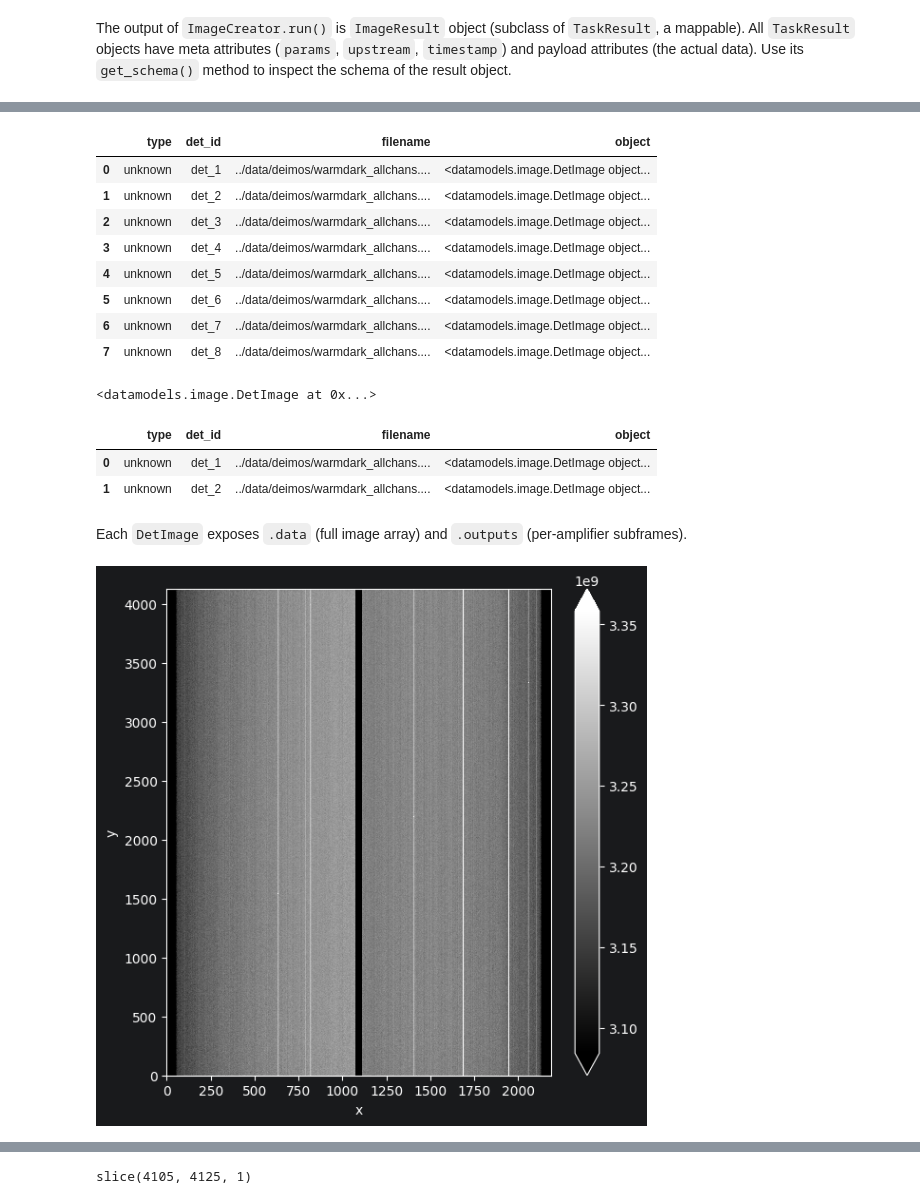
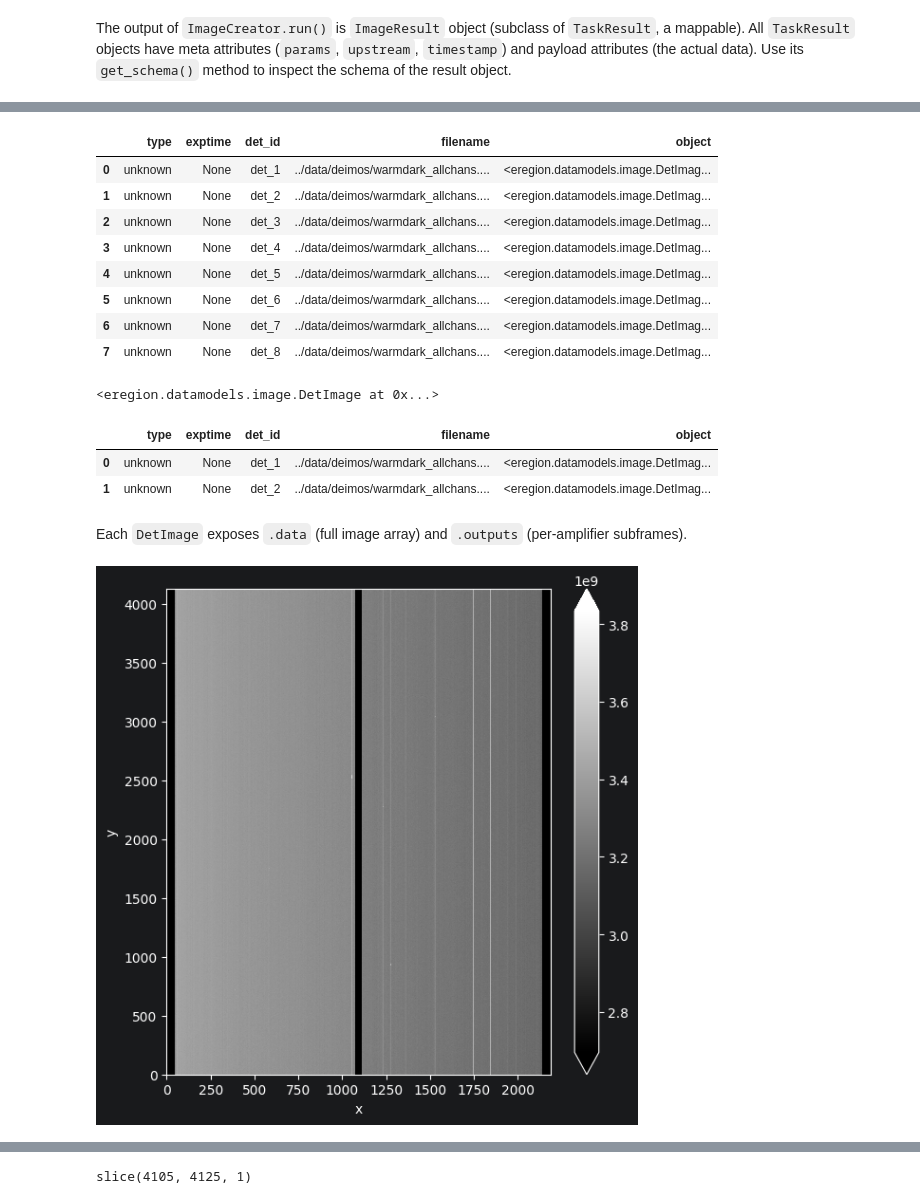
Before and after one commit to CaltechOpticalObservatories/eregion, a Jupyter notebook: playground/Example_image_loading.ipynb, the cells around one changed output, grey strips where cells are left out. Saved outputs shown, nothing was run; the diff lists cells and outputs as text; code cells hidden in the pictures.

```diff
--- a/playground/Example_image_loading.ipynb
+++ b/playground/Example_image_loading.ipynb
@@ -30,8 +30,10 @@ The `run` method of `ImageCreator` accepts the raw data input and produces a dic
   of `DetImage` objects.
 # %%
 from eregion.tasks.imagegen import ImageCreator
+from eregion.tasks.custom import load_image_fits_DEIMOS
 
 # Initialize the ImageCreator with the detector configuration.
-creator = ImageCreator(detector_config='../eregion/configs/detectors/deimos_sci_raw.yaml')
-res = creator.run(input_source='../data/deimos/warmdark_allchans.fits')
+creator = ImageCreator(detector_config='../src/eregion/configs/detectors/deimos_sci_raw.yaml')
+res = creator.run(input_source='../data/deimos/warmdark_allchans.fits',
+                  fileloader_func=load_image_fits_DEIMOS)
 # %% [output]
@@ -53,39 +58,40 @@ res.get_schema()
 # %%
-res.data # pretty prints the ImageBundle dataframe
+bundle = res.data
+bundle # returns dataframe's representation in notebook
 # %% [output]
-|  | type | det_id | filename | object |
-| 0 | unknown | det_1 | ../data/deimos/warmdark_allchans.... | <datamodels.image.DetImage object... |
-| 1 | unknown | det_2 | ../data/deimos/warmdark_allchans.... | <datamodels.image.DetImage object... |
-| 2 | unknown | det_3 | ../data/deimos/warmdark_allchans.... | <datamodels.image.DetImage object... |
-| 3 | unknown | det_4 | ../data/deimos/warmdark_allchans.... | <datamodels.image.DetImage object... |
-| 4 | unknown | det_5 | ../data/deimos/warmdark_allchans.... | <datamodels.image.DetImage object... |
-| 5 | unknown | det_6 | ../data/deimos/warmdark_allchans.... | <datamodels.image.DetImage object... |
-| 6 | unknown | det_7 | ../data/deimos/warmdark_allchans.... | <datamodels.image.DetImage object... |
-| 7 | unknown | det_8 | ../data/deimos/warmdark_allchans.... | <datamodels.image.DetImage object... |
+|  | type | exptime | det_id | filename | object |
+| 0 | unknown | None | det_1 | ../data/deimos/warmdark_allchans.... | <eregion.datamodels.image.DetImag... |
+| 1 | unknown | None | det_2 | ../data/deimos/warmdark_allchans.... | <eregion.datamodels.image.DetImag... |
+| 2 | unknown | None | det_3 | ../data/deimos/warmdark_allchans.... | <eregion.datamodels.image.DetImag... |
+| 3 | unknown | None | det_4 | ../data/deimos/warmdark_allchans.... | <eregion.datamodels.image.DetImag... |
+| 4 | unknown | None | det_5 | ../data/deimos/warmdark_allchans.... | <eregion.datamodels.image.DetImag... |
+| 5 | unknown | None | det_6 | ../data/deimos/warmdark_allchans.... | <eregion.datamodels.image.DetImag... |
+| 6 | unknown | None | det_7 | ../data/deimos/warmdark_allchans.... | <eregion.datamodels.image.DetImag... |
+| 7 | unknown | None | det_8 | ../data/deimos/warmdark_allchans.... | <eregion.datamodels.image.DetImag... |
 # %%
-res.data[0] # acces 0th image
+bundle[0] # access 0th image
 # %% [output]
-<datamodels.image.DetImage at 0x...>
+<eregion.datamodels.image.DetImage at 0x...>
 # %%
-res.data('det_id == "det_1" | det_id == "det_2"')
+bundle('det_id == "det_1" | det_id == "det_2"')
 # %% [output]
-|  | type | det_id | filename | object |
-| 0 | unknown | det_1 | ../data/deimos/warmdark_allchans.... | <datamodels.image.DetImage object... |
-| 1 | unknown | det_2 | ../data/deimos/warmdark_allchans.... | <datamodels.image.DetImage object... |
+|  | type | exptime | det_id | filename | object |
+| 0 | unknown | None | det_1 | ../data/deimos/warmdark_allchans.... | <eregion.datamodels.image.DetImag... |
+| 1 | unknown | None | det_2 | ../data/deimos/warmdark_allchans.... | <eregion.datamodels.image.DetImag... |
 # %% [markdown]
 Each `DetImage` exposes `.data` (full image array) and `.outputs` (per-amplifier subframes).
 # %%
 # Display the first DetImage from an input file
-det_image = res.data[0]
+det_image = bundle[3]
 
 # Show the DetImage using its built-in show method that takes kwargs for plt.imshow
 # For example, to set the colormap to 'gray', and scale the values using vmin, vmax from ZScaleInterval:
 from astropy.visualization import ZScaleInterval
 interval = ZScaleInterval()
 vmin, vmax = interval.get_limits(det_image.data)
-ax = det_image.show(cmap='gray', vmin=vmin, vmax=vmax)
+ax = det_image.show(cmap='gray', vmin=vmin, vmax=vmax, with_mask=False)
 # %% [output]
-[figure, old version]
+[figure, new version]
 # %% [markdown]
 Each `DetImage` contains an `outputs` dict keyed by amplifier id (strings from the detector config).
 An `Output` object typically contains:
```
Also changed, not shown: parts of 17 cells of this notebook, 12 other files.
